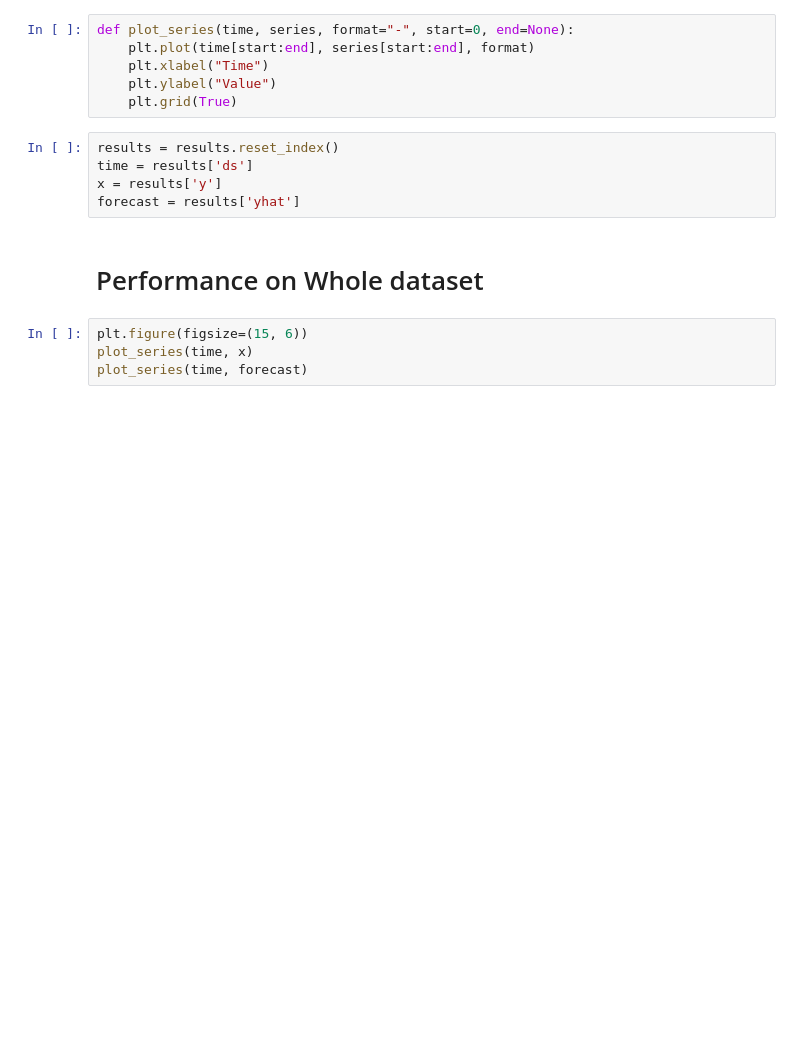
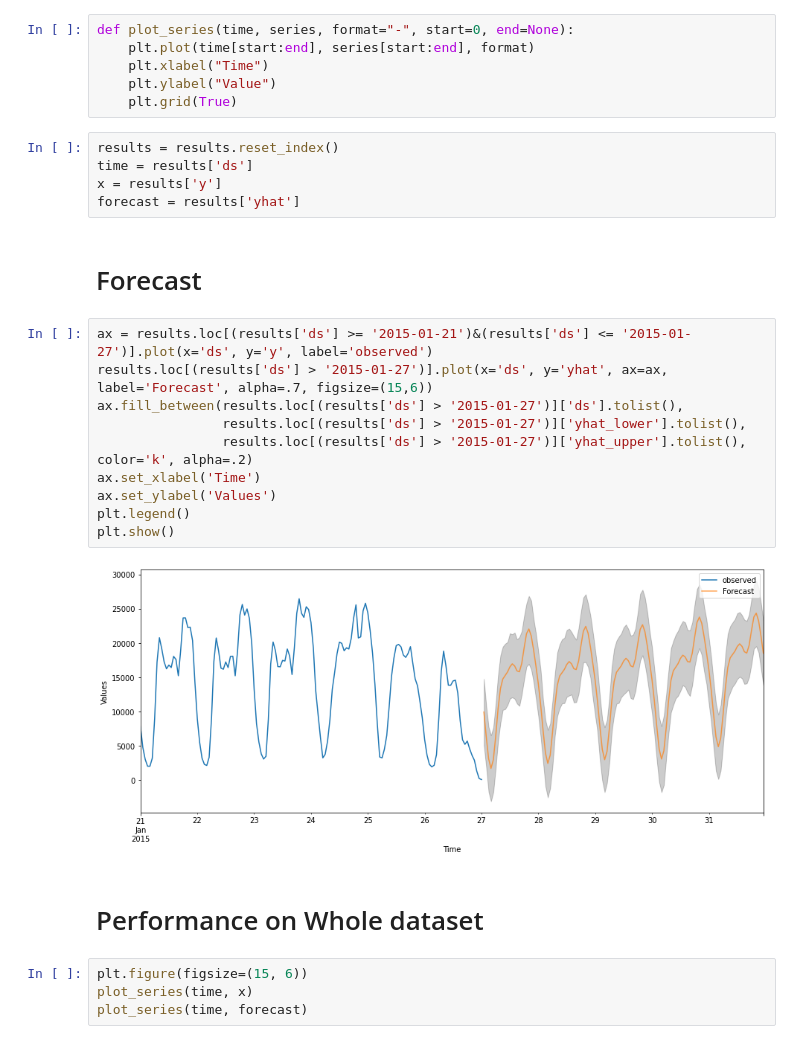
Before and after one commit to utkarsh-prakash/Google-Colab-Notebooks, a Jupyter notebook: Time_Series_Forecasting_using_FB_Prophet.ipynb, the cells around one changed output. Cells and saved outputs as stored; diff of their text form; blank space fills up the shorter version.

```diff
--- a/Time_Series_Forecasting_using_FB_Prophet.ipynb
+++ b/Time_Series_Forecasting_using_FB_Prophet.ipynb
@@ -106,6 +106,20 @@ results = results.reset_index()
 time = results['ds']
 x = results['y']
 forecast = results['yhat']
+# %% [markdown]
+# Forecast
+# %%
+ax = results.loc[(results['ds'] >= '2015-01-21')&(results['ds'] <= '2015-01-27')].plot(x='ds', y='y', label='observed')
+results.loc[(results['ds'] > '2015-01-27')].plot(x='ds', y='yhat', ax=ax, label='Forecast', alpha=.7, figsize=(15,6))
+ax.fill_between(results.loc[(results['ds'] > '2015-01-27')]['ds'].tolist(),
+                results.loc[(results['ds'] > '2015-01-27')]['yhat_lower'].tolist(),
+                results.loc[(results['ds'] > '2015-01-27')]['yhat_upper'].tolist(), color='k', alpha=.2)
+ax.set_xlabel('Time')
+ax.set_ylabel('Values')
+plt.legend()
+plt.show()
+# %% [output]
+[figure, added]
 # %% [markdown]
 # Performance on Whole dataset
 # %%
```
Also changed, not shown: parts of 4 cells of this notebook.
